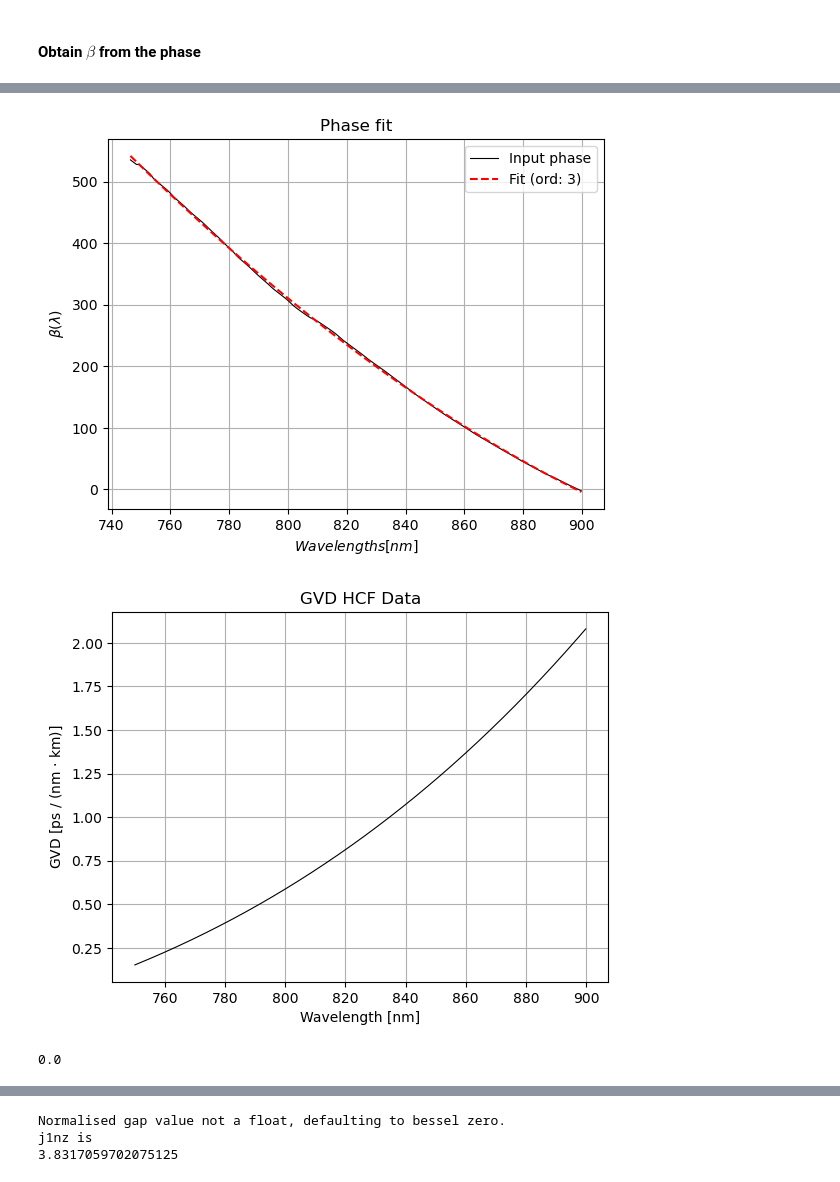
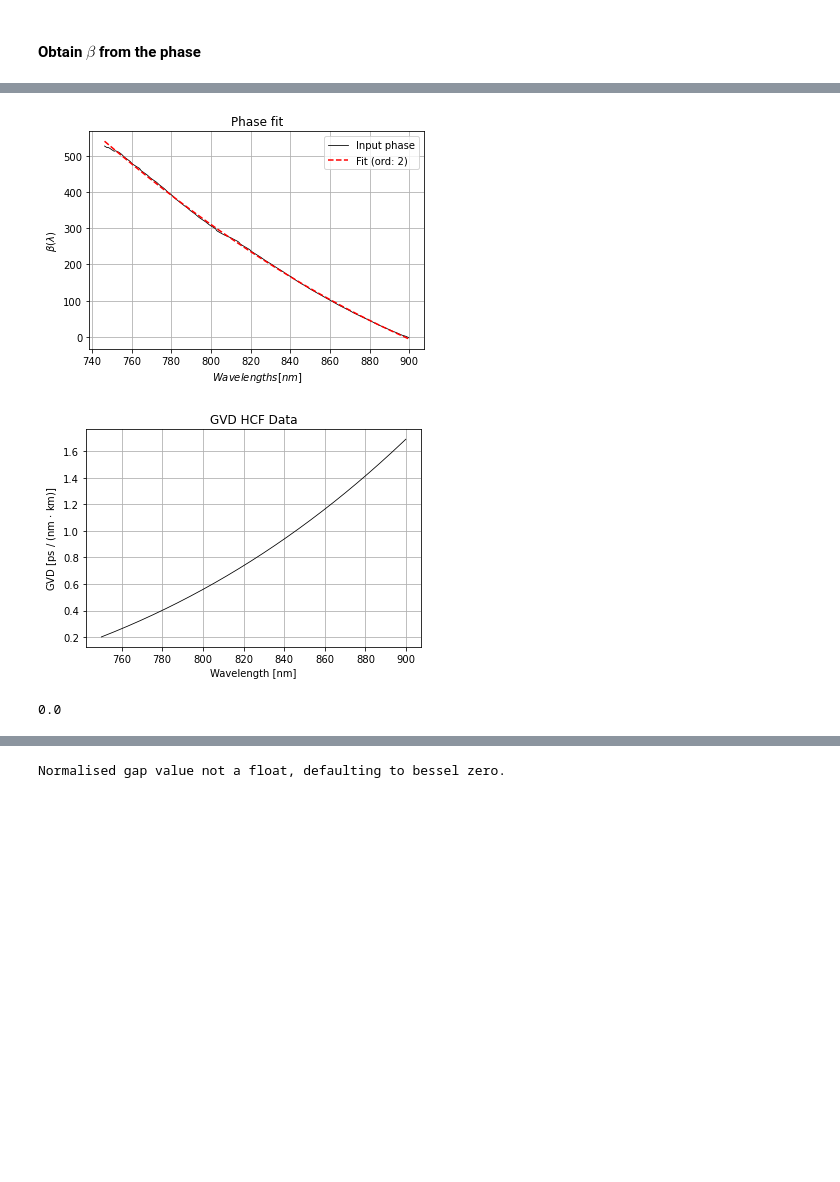
Before and after one commit to jmorse2020/FYP_Simulations, a Jupyter notebook: HCF_FFT_Dispersion_Extraction.ipynb, the cells around one changed output, grey strips where cells are left out. Saved outputs shown, nothing was run; the diff lists cells and outputs as text; code cells hidden in the pictures; blank space fills up the shorter version.

```diff
--- a/HCF_FFT_Dispersion_Extraction.ipynb
+++ b/HCF_FFT_Dispersion_Extraction.ipynb
@@ -85,8 +93,8 @@ total_files = len(csv_files)
 # %%
 # Provide data:
 data_set = "b6"
-#interference_data_path =  "/Users/jackmorse/Documents/University/Year 4/FYP/Data/21-Feb-2024/csv/HCF_120cm_16of40_61510um_Jack_21022024_1019.csv" # "/Users/jackmorse/Documents/University/Year 4/FYP/Physics-FYP/Sample-Data-1/" + data_set + "_fringes.csv"
-interference_data_path = r'C:\Users\met50\OneDrive - University of Bath\Uni\Final Year\Project\Cleaned_FYP_Repo\LabData\HCF_120cm_16of40_61510um_Jack_21022024_1019.csv'
+interference_data_path =  "/Users/jackmorse/Documents/University/Year 4/FYP/Data/21-Feb-2024/csv/HCF_120cm_16of40_61510um_Jack_21022024_1019.csv" # "/Users/jackmorse/Documents/University/Year 4/FYP/Physics-FYP/Sample-Data-1/" + data_set + "_fringes.csv"
+# interference_data_path = r'C:\Users\met50\OneDrive - University of Bath\Uni\Final Year\Project\Cleaned_FYP_Repo\LabData\HCF_120cm_16of40_61510um_Jack_21022024_1019.csv'
 reference_data_path = "" # "/Users/jackmorse/Documents/University/Year 4/FYP/Physics-FYP/Sample-Data-1/" + data_set + "_ref.csv"
 fibre_data_path = "" # "/Users/jackmorse/Documents/University/Year 4/FYP/Physics-FYP/Sample-Data-1/" + data_set + "_signal.csv"
 min_wavelength = 740
@@ -196,8 +204,8 @@ if not (reference_data_path == "" or fibre_data_path == ""):
 ##### FFT the data:
 # %%
 xscale = 1e-12
-keep_min_freq =  0.1 * xscale
-keep_max_freq = 1.8e-13 # 0.2 * xscale
+keep_min_freq =  0.08 * xscale
+keep_max_freq = 2e-13 # 0.2 * xscale
 xlim = [-0.1 * xscale, 1 * xscale]
 ylim = None
 
@@ -330,9 +338,11 @@ def GVD_lambda_func(beta, wavelengths, output_ps_nm_km = True):
         GVD = np.array(GVD) * 1e24                                      # Converts from s / nm*nm to ps / nm*km (conventional).
     return GVD
 # %%
-GVD_lambda = de.GVD_lambda(beta_lambda, wavelengths, method = "Fit", order = 3, show_plots = True)
+GVD_lambda = de.GVD_lambda(beta_lambda, wavelengths, method = "Fit", order = 2, show_plots = True)
 idx = np.where(wavelengths > 750)[0]
-plt.plot(wavelengths[idx], GVD_lambda[idx] * 1000, color = 'k', linewidth = 0.8, label = "Data")
+wavelengths = wavelengths[idx]
+GVD_lambda = GVD_lambda[idx]
+plt.plot(wavelengths, GVD_lambda * 1000, color = 'k', linewidth = 0.8, label = "Data")
 plt.grid()
 # print(GVD_lambda)
 plt.title("GVD HCF Data")
@@ -358,37 +368,42 @@ min_error = 10000
 #         refractive_index_HCF = RefractiveIndexClass.RefractiveIndex.HCF(wavelengths=wavelengths, R=R, w=w,part="R")
 #         beta_HCF = beta_lambda_func(refractive_index_HCF, wavelengths)
 #         GVD_HCF = GVD_lambda_func(beta_HCF, wavelengths)
 #         current_error = np.sqrt(np.mean((np.array(GVD_HCF) - np.array(GVD_lambda)) ** 2))
 #         global_error[i, j] = current_error
 #         if current_error < min_error:
 #             min_error = current_error
 #             best_w = w
 #             best_R = R
 #         j += 1
 #     j = 0
 #     i += 1
 
 
 plt.imshow(global_error)
 plt.colorbar()
 # plt.xlim([95, 100])
 # plt.ylim([95, 100])
 plt.show()
 # HCF Model
 simulation_wavelengths = np.linspace(600, 1000, 10000)# min(wavelengths), max(wavelengths), 10000)
 # index = RefractiveIndexClass.RefractiveIndex.HCF(wavelengths=simulation_wavelengths, R=best_R, w=best_w,part="R")
-index = RefractiveIndexClass.RefractiveIndex.HCF(wavelengths=simulation_wavelengths, R=24e-6,w=0.9e-6,part="R")
+X = [6.1e-07, 2.4000000e-05]
+
+
+R_op = X[1]
+w_op = X[0]
+index = RefractiveIndexClass.RefractiveIndex.HCF(wavelengths=simulation_wavelengths, R=R_op,w=w_op,part="R")
 beta_HCF = beta_lambda_func(index, simulation_wavelengths)
 GVD_HCF = GVD_lambda_func(beta_HCF, simulation_wavelengths)
 plt.plot(simulation_wavelengths, np.array(GVD_HCF), label = "Model")
 plt.plot(wavelengths, GVD_lambda*1000, label = "Data")
 plt.ylabel("GVD (ps / nm km)")
 plt.legend()
-plt.xlim([750,900])
-#plt.ylim([-10e-9, 10e-9])
-plt.ylim(-2.5, 2.5)
+plt.xlim([600,900])
+# plt.ylim([-10e-9, 10e-9])
+plt.ylim(-1, 5.0)
 plt.show()
 # %% [output]
-[figure, old version]
+[figure, new version]
-[figure, old version]
+[figure, new version]
 0.0
@@ -396,3 +411 @@ plt.show()
 Normalised gap value not a float, defaulting to bessel zero.
-j1nz is
-3.8317059702075125
```
Also changed, not shown: parts of 14 cells of this notebook, 2 other files.
